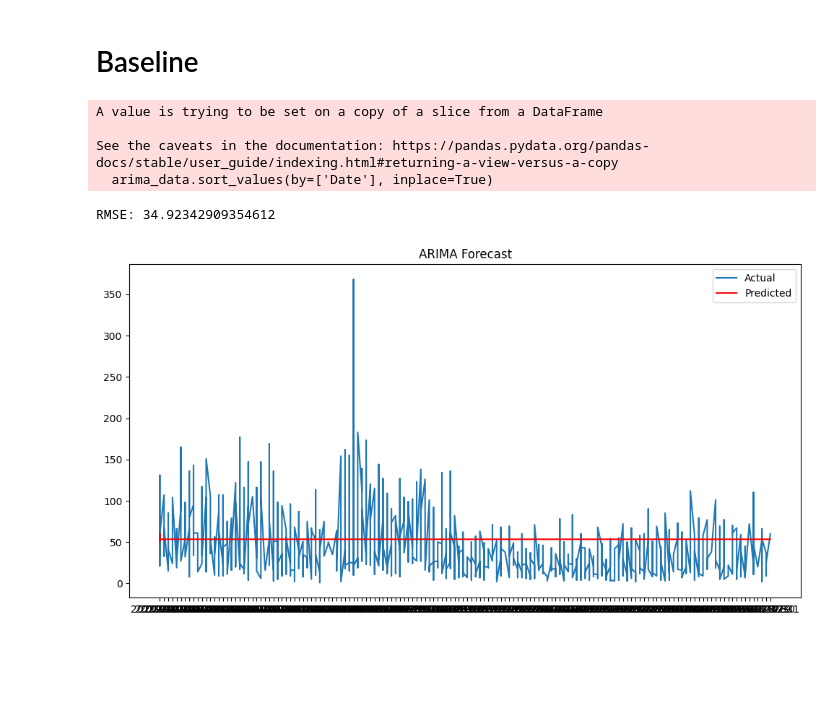
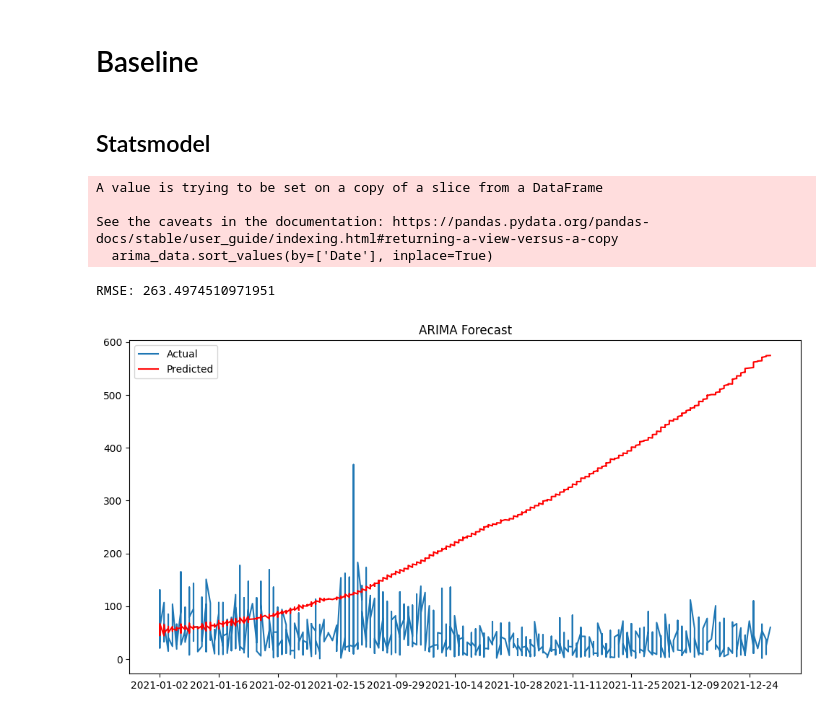
Before and after one commit to jorcazas/COBI, a Jupyter notebook: baseline/baseline.ipynb, the cells around one changed output. Cells and saved outputs as stored; diff of their text form; code cells hidden in the pictures; blank space fills up the shorter version.

```diff
--- a/baseline/baseline.ipynb
+++ b/baseline/baseline.ipynb
@@ -45,6 +44,8 @@ data
 69 rows × 1 columns
 # %% [markdown]
 # Baseline
+# %% [markdown]
+## Statsmodel
 # %%
 import pandas as pd
 import numpy as np
@@ -77,34 +78,36 @@ arima_data.set_index('Date', inplace=True)
 train = arima_data[arima_data.index <= '2021-01-01']
 test = arima_data[arima_data.index >= '2021-01-01']
 
 # ARIMA values
 p = 5  # AR value
-d = 1  # differencing value
-q = 3  # MA value
+d = 3  # differencing value
+q = 7  # MA value
 
 # Fit an ARIMA model
 order = (p, d, q)  # Define your order (p, d, q) values
 model = ARIMA(train, order=order)
 model_fit = model.fit()
 
 # Make predictions
 predictions = model_fit.forecast(steps=len(test))
 
 # Calculate RMSE (Root Mean Squared Error) to evaluate the model
 rmse = np.sqrt(mean_squared_error(test, predictions))
 print(f'RMSE: {rmse}')
 
 # Plot the original data and predictions
 plt.figure(figsize=(12, 6))
 plt.plot(test.index, test['Y'], label='Actual')
+# Only show every two weeks in the x-axis
+plt.xticks(np.arange(0, len(test), 14))
 plt.plot(test.index, predictions, label='Predicted', color='red')
 plt.legend()
 plt.title('ARIMA Forecast')
 plt.show()
 # %% [output]
 A value is trying to be set on a copy of a slice from a DataFrame
 
 See the caveats in the documentation: https://pandas.pydata.org/pandas-docs/stable/user_guide/indexing.html#returning-a-view-versus-a-copy
   arima_data.sort_values(by=['Date'], inplace=True)
-RMSE: 34.92342909354612
+RMSE: 263.4974510971951
-[figure, old version]
+[figure, new version]
```
Also changed, not shown: parts of 4 cells of this notebook, 1 other file.
